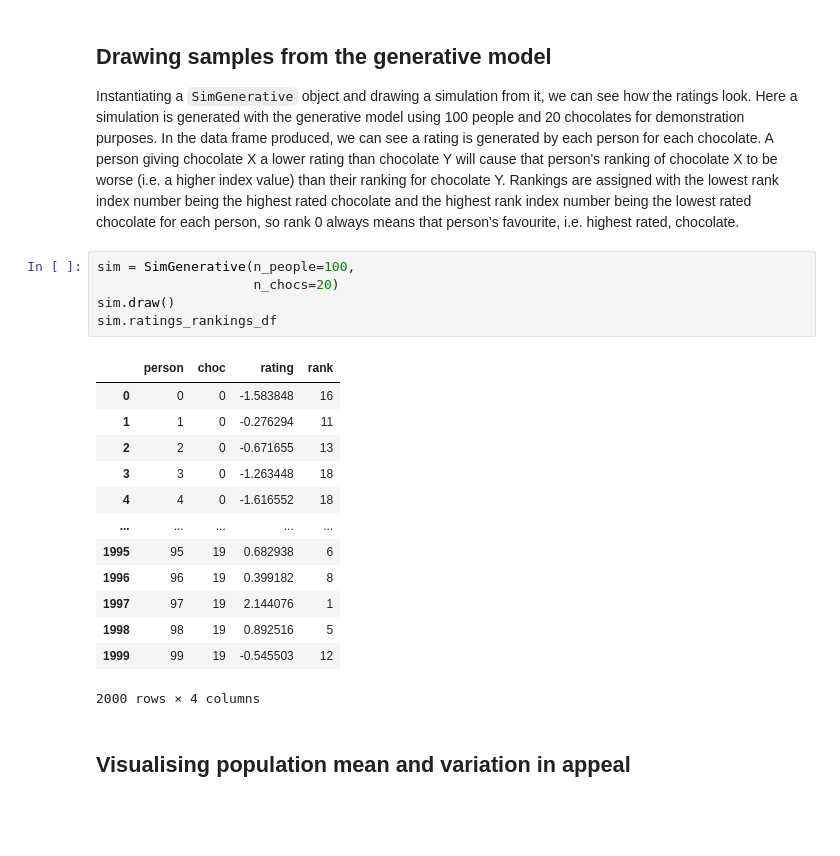
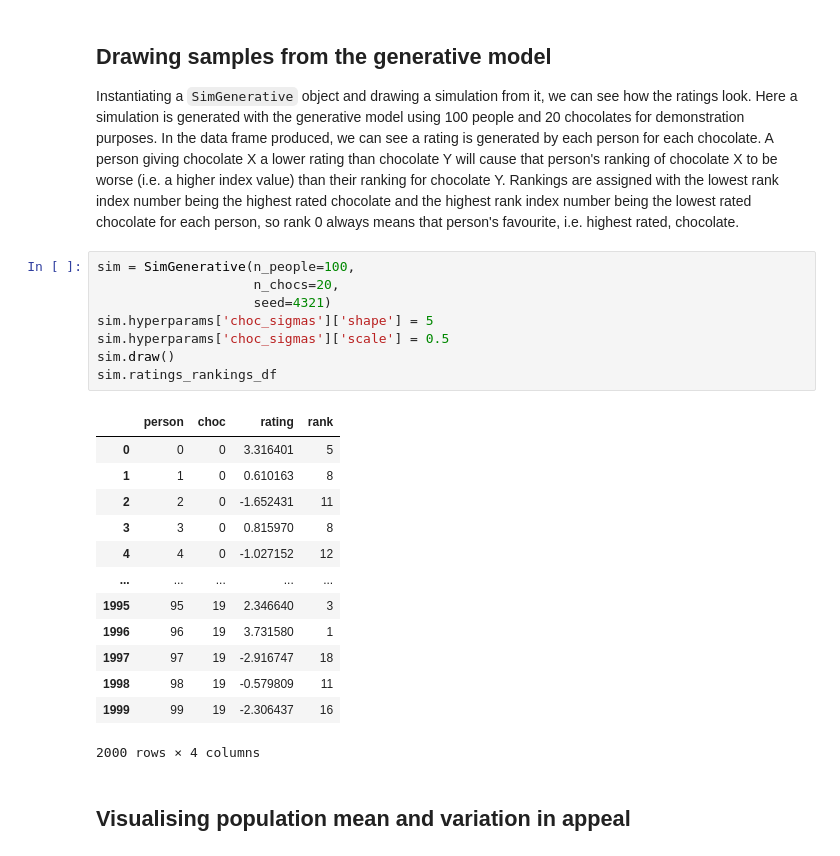
Before and after one commit to JimmyClowes/chocolate_preferences, a Jupyter notebook: notebooks/generative.ipynb, the cells around one changed output. Drawn from its saved outputs; the diff is of its cells as text; blank space fills up the shorter version.

Commit message:
plot rankings and change priors on sigmas

```diff
--- a/notebooks/generative.ipynb
+++ b/notebooks/generative.ipynb
@@ -84,22 +84,25 @@ print(inspect.getsource(SimGenerative.draw))
 Instantiating a `SimGenerative` object and drawing a simulation from it, we can see how the ratings look. Here a simulation is generated with the generative model using 100 people and 20 chocolates for demonstration purposes. In the data frame produced, we can see a rating is generated by each person for each chocolate. A person giving chocolate X a lower rating than chocolate Y will cause that person's ranking of chocolate X to be worse (i.e. a higher index value) than their ranking for chocolate Y. Rankings are assigned with the lowest rank index number being the highest rated chocolate and the highest rank index number being the lowest rated chocolate for each person, so rank 0 always means that person's favourite, i.e. highest rated, chocolate.
 # %%
 sim = SimGenerative(n_people=100,
-                    n_chocs=20)
+                    n_chocs=20,
+                    seed=4321)
+sim.hyperparams['choc_sigmas']['shape'] = 5
+sim.hyperparams['choc_sigmas']['scale'] = 0.5
 sim.draw()
 sim.ratings_rankings_df
 # %% [output]
 |  | person | choc | rating | rank |
-| 0 | 0 | 0 | -1.583848 | 16 |
-| 1 | 1 | 0 | -0.276294 | 11 |
-| 2 | 2 | 0 | -0.671655 | 13 |
-| 3 | 3 | 0 | -1.263448 | 18 |
-| 4 | 4 | 0 | -1.616552 | 18 |
+| 0 | 0 | 0 | 3.316401 | 5 |
+| 1 | 1 | 0 | 0.610163 | 8 |
+| 2 | 2 | 0 | -1.652431 | 11 |
+| 3 | 3 | 0 | 0.815970 | 8 |
+| 4 | 4 | 0 | -1.027152 | 12 |
 | ... | ... | ... | ... | ... |
-| 1995 | 95 | 19 | 0.682938 | 6 |
-| 1996 | 96 | 19 | 0.399182 | 8 |
-| 1997 | 97 | 19 | 2.144076 | 1 |
-| 1998 | 98 | 19 | 0.892516 | 5 |
-| 1999 | 99 | 19 | -0.545503 | 12 |
+| 1995 | 95 | 19 | 2.346640 | 3 |
+| 1996 | 96 | 19 | 3.731580 | 1 |
+| 1997 | 97 | 19 | -2.916747 | 18 |
+| 1998 | 98 | 19 | -0.579809 | 11 |
+| 1999 | 99 | 19 | -2.306437 | 16 |
 2000 rows × 4 columns
 # %% [markdown]
 ## Visualising population mean and variation in appeal
```
Also changed, not shown: parts of 4 cells of this notebook, 1 other file.
